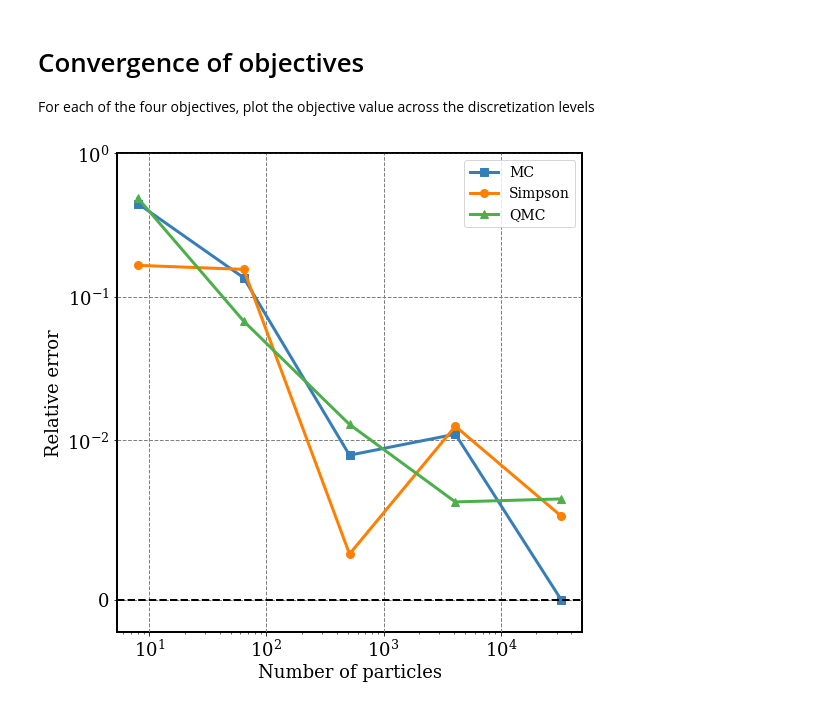
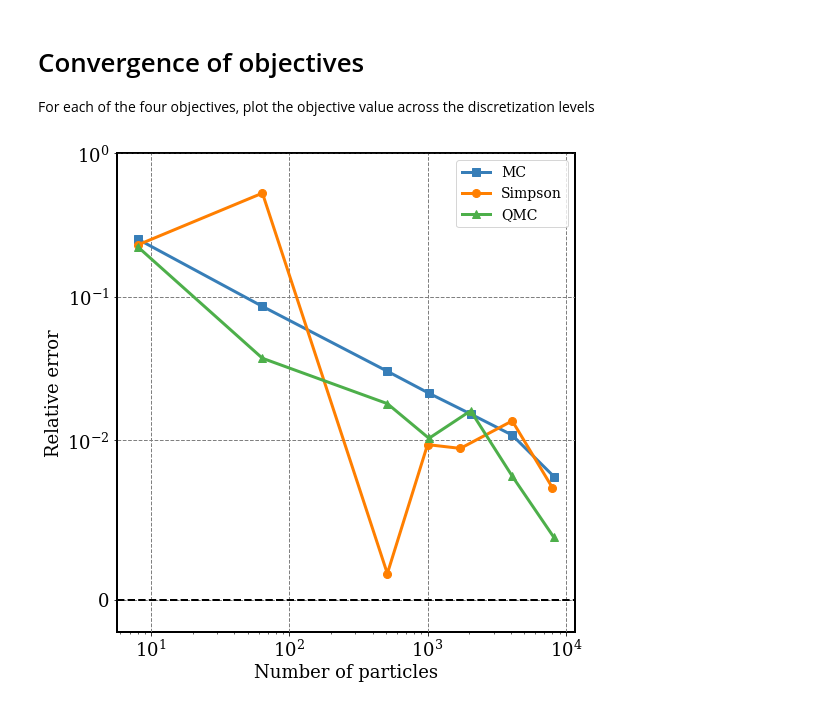
Before and after one commit to mishapadidar/alpha_particle_opt, a Jupyter notebook: experiments/1d_plots/plot_notebook.ipynb, the cells around one changed output. Cells and saved outputs as stored; diff of their text form; code cells hidden in the pictures.

Commit message:
final paper plots

```diff
--- a/experiments/1d_plots/plot_notebook.ipynb
+++ b/experiments/1d_plots/plot_notebook.ipynb
@@ -248,7 +263,12 @@ for ii,sampling_type in enumerate(sampling_type_list):
 
 
     EX = compute_objective(feat,**indata)
-    plt.plot(T,EX[idx_dir],marker=markers[ii],markersize=8,markevery=7,linewidth=3,color=colors[ii],label=label)
+#     plt.plot(T,EX[idx_dir],marker=markers[ii],markersize=8,markevery=7,linewidth=3,color=colors[ii],label=label)
+    if sampling_type == "SAA":
+        plt.plot(T,EX[idx_dir],marker=markers[ii],markersize=8,markevery=7,linewidth=3,color=colors[ii],label=label,zorder=3)
+    else:
+        plt.plot(T,EX[idx_dir],marker=markers[ii],markersize=8,markevery=7,linewidth=3,color=colors[ii],label=label)
+
     plt.grid(color='grey', linestyle='--', linewidth=1)
 
 
@@ -282,7 +302,7 @@ std_errs = 1.96*np.std(feat[idx_dir],axis=-1)/np.sqrt(n_particles)
 # confidence intervals
 plt.fill_between(T,EX[idx_dir] + std_errs,EX[idx_dir]-std_errs,alpha=0.3,color='k')
 
-plt.plot(T,EX[idx_dir],marker=markers[ii],markersize=0,markevery=8,linestyle='-',linewidth=2,color='k',label="MC high res")
+plt.plot(T,EX[idx_dir],marker=markers[ii],markersize=0,markevery=8,linestyle='-',linewidth=2,color='k',label="Actual",zorder=5)
 plt.grid(color='grey', linestyle='--', linewidth=1)
 
 
@@ -321,11 +341,11 @@ For each of the four objectives, plot the objective value across the discretizat
 sampling_type_list = ['SAA','simpson',"QMC"]
 s_label = 0.25
 tmax = 0.001
-pow2_list = [3,6,9,12,15]
+pow2_list = [3,6,9,10,11,12,13]
 
 # idx of the direction/point to view
 idx_dir = 0
-idx_point = 180
+idx_point = 6
 
 # make subplots
 fig,ax = plt.subplots(figsize=(8,8))
@@ -343,7 +363,8 @@ Get the highest resolution curve we have
 """
 
 ns = 1
-sampling_type = "SAA"
+pow2 = 15
+sampling_type = "QMC"
 # load the data
 data_dir = f"./_batch_{sampling_type}_tmax_{tmax}_surf_{s_label}_pow2_{pow2}"
 infile = data_dir + f"/data_surface_{sampling_type}_{s_label}_tmax_{tmax}_ns_{ns}.pickle"
@@ -366,14 +387,6 @@ EX = compute_objective(feat,**indata)
 true_val = EX[idx_dir,idx_point]
 true_std = np.std(feat[idx_dir,idx_point])
 
-# relative error
-def rel_err(x):
-    return np.abs(np.mean(x)-true_val)/true_val
-
-
-"""
-Now compute the vals for the normal resolution methods
-"""
 
 # storage
 func_vals = np.zeros((len(sampling_type_list),len(pow2_list)))
@@ -381,7 +394,59 @@ std_errs = np.zeros(len(pow2_list))
 err_bounds = np.zeros((2,len(pow2_list)))
 n_particles = np.zeros((len(sampling_type_list),len(pow2_list)))
 
+"""
+Compute the Monte Carlo methods with bootstrap
+"""
+
+
+ns = 1
+pow2 = 15
+sampling_type = "SAA"
+# load the data
+data_dir = f"./_batch_{sampling_type}_tmax_{tmax}_surf_{s_label}_pow2_{pow2}"
+infile = data_dir + f"/data_surface_{sampling_type}_{s_label}_tmax_{tmax}_ns_{ns}.pickle"
+try:
+    indata = pickle.load(open(infile,'rb'))
+except:
+    # just to catch points that have not been computed
+    func_vals[ii,jj] = np.inf
+    n_particles[ii,jj] = np.inf
+T = indata['T']
+FX = indata['FX']
+tmax = indata['tmax']
+
+# set sim failures to inf
+FX[~np.isfinite(FX)] = np.inf
+# compute the objective
+feat = Energy(FX,tmax)
+EX = compute_objective(feat,**indata)
+
+# relative error
+def rel_err(x):
+    return np.abs(np.mean(x)-true_val)/true_val
+
 for ii,sampling_type in enumerate(sampling_type_list):
+
+    if sampling_type not in ['SAA', 'random']:
+        continue
+
+    for jj, pow2 in enumerate(pow2_list):
+        # number of particles
+        n_particles[ii,jj] = pow(2,pow2)
+        func_vals[ii,jj] = bootstrap_mean(feat[idx_dir,idx_point],rel_err,n_resamples=40000,sample_size=pow(2,pow2))
+
+
+
+
+"""
+Now compute the vals for the other methods
+"""
+
+for ii,sampling_type in enumerate(sampling_type_list):
+
+    if sampling_type in ['SAA', 'random']:
+        continue
+
     for jj, pow2 in enumerate(pow2_list):
 
         # load the data
@@ -405,8 +470,8 @@ for ii,sampling_type in enumerate(sampling_type_list):
         feat = Energy(FX,tmax)
         EX = compute_objective(feat,**indata)
 
-        # only keep the objective at one point
-        func_vals[ii,jj] = EX[idx_dir,idx_point]
+        # relative error
+        func_vals[ii,jj] = np.abs(EX[idx_dir,idx_point]-true_val)/true_val
 
         # number of particles
         n_particles[ii,jj] = FX.shape[-1]
@@ -425,44 +490,45 @@ Now plot the results
 # plot
 for ii,sampling_type in enumerate(sampling_type_list):
     # labels
-    if sampling_type == "SAA":
+    if sampling_type in ["SAA",'random']:
         label = "MC"
     elif sampling_type == "simpson":
         label = "Simpson"
     else:
         label = sampling_type
-    # relative error
-    rel_err = np.abs(func_vals[ii]-true_val)/true_val
 
-    plt.plot(n_particles[ii],rel_err,marker=markers[ii],markersize=8,linewidth=3,color=colors[ii],label=label)
+    plt.plot(n_particles[ii],func_vals[ii],marker=markers[ii],markersize=8,linewidth=3,color=colors[ii],label=label)
 
 # grid
 plt.grid(color='grey', linestyle='--', linewidth=1)
 
 # line at zero
 plt.axhline(y=0,linestyle='--',color='k',linewidth=2)
 
 # labels
 plt.xlabel('Number of particles')
 plt.ylabel('Relative error')
 
 # legend
 plt.legend(loc='upper right',fontsize=14)
 
 # axis scales
 plt.xscale('log')
 plt.yscale('symlog',linthresh=1e-2)
 
 # axis limits
 plt.ylim([-2e-3,1])
 
+# ticks
+plt.xticks([1e1,1e2,1e3,1e4])
+
 # darken the border
 ax.patch.set_edgecolor('black')
 ax.patch.set_linewidth(2)
 
 plt.tight_layout()
 
 filename = "error_in_objective_approximations.pdf"
 plt.savefig(filename, format="pdf", bbox_inches="tight")
 # %% [output]
-[figure, old version]
+[figure, new version]
```
Also changed, not shown: parts of 3 cells of this notebook.
